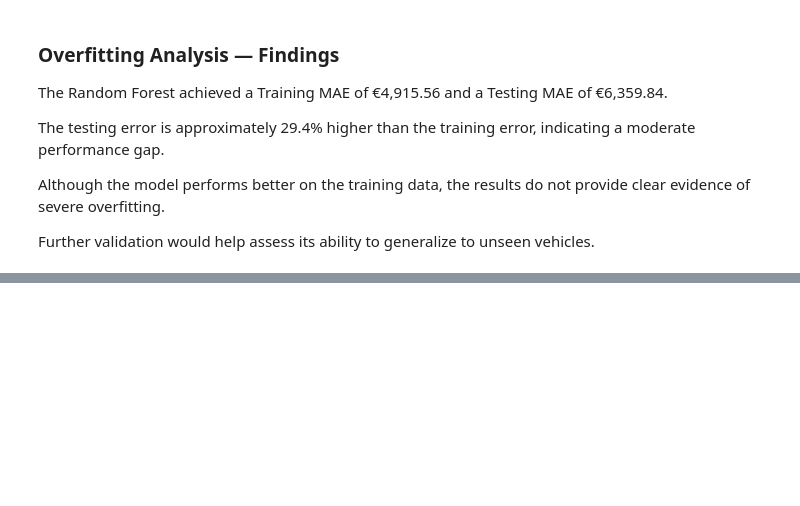
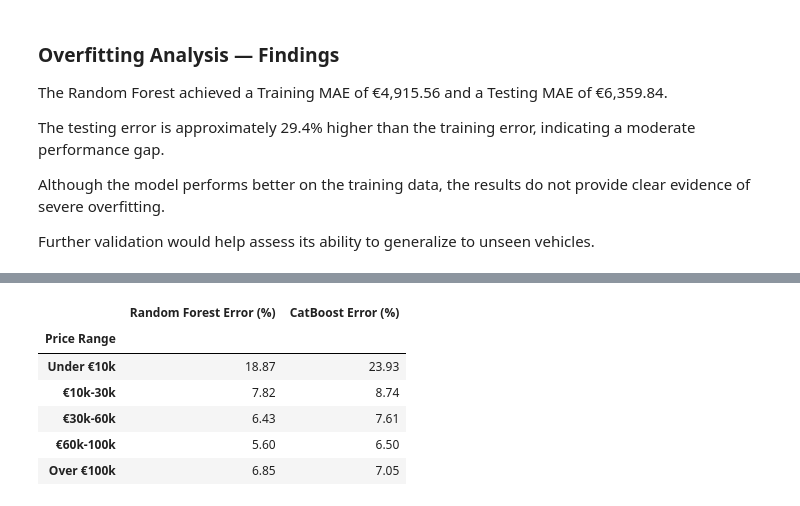
Before and after one commit to FranciscoVieira10/car-price-prediction, a Jupyter notebook: notebooks/03_model_training.ipynb, the cells around one changed output, grey strips where cells are left out. Saved outputs shown, nothing was run; the diff lists cells and outputs as text; code cells hidden in the pictures; blank space fills up the shorter version.

```diff
--- a/notebooks/03_model_training.ipynb
+++ b/notebooks/03_model_training.ipynb
@@ -302,0 +583,15 @@ Further validation would help assess its ability to generalize to unseen vehicle
+# %%
+# Calculate percentage errors
+error_analysis["Random Forest Error (%)"] = error_analysis["Random Forest Error"] / error_analysis["Actual Price"] * 100
+error_analysis["CatBoost Error (%)"] = error_analysis["CatBoost Error"] / error_analysis["Actual Price"] * 100
+
+# Compare median percentage errors by price range
+error_analysis.groupby("Price Range", observed=True)[["Random Forest Error (%)", "CatBoost Error (%)"]].median().round(2)
+# %% [output]
+|  | Random Forest Error (%) | CatBoost Error (%) |
+| Price Range |  |  |
+| Under €10k | 18.87 | 23.93 |
+| €10k-30k | 7.82 | 8.74 |
+| €30k-60k | 6.43 | 7.61 |
+| €60k-100k | 5.60 | 6.50 |
+| Over €100k | 6.85 | 7.05 |
```
Also changed, not shown: parts of 53 cells of this notebook, 1 other file.
